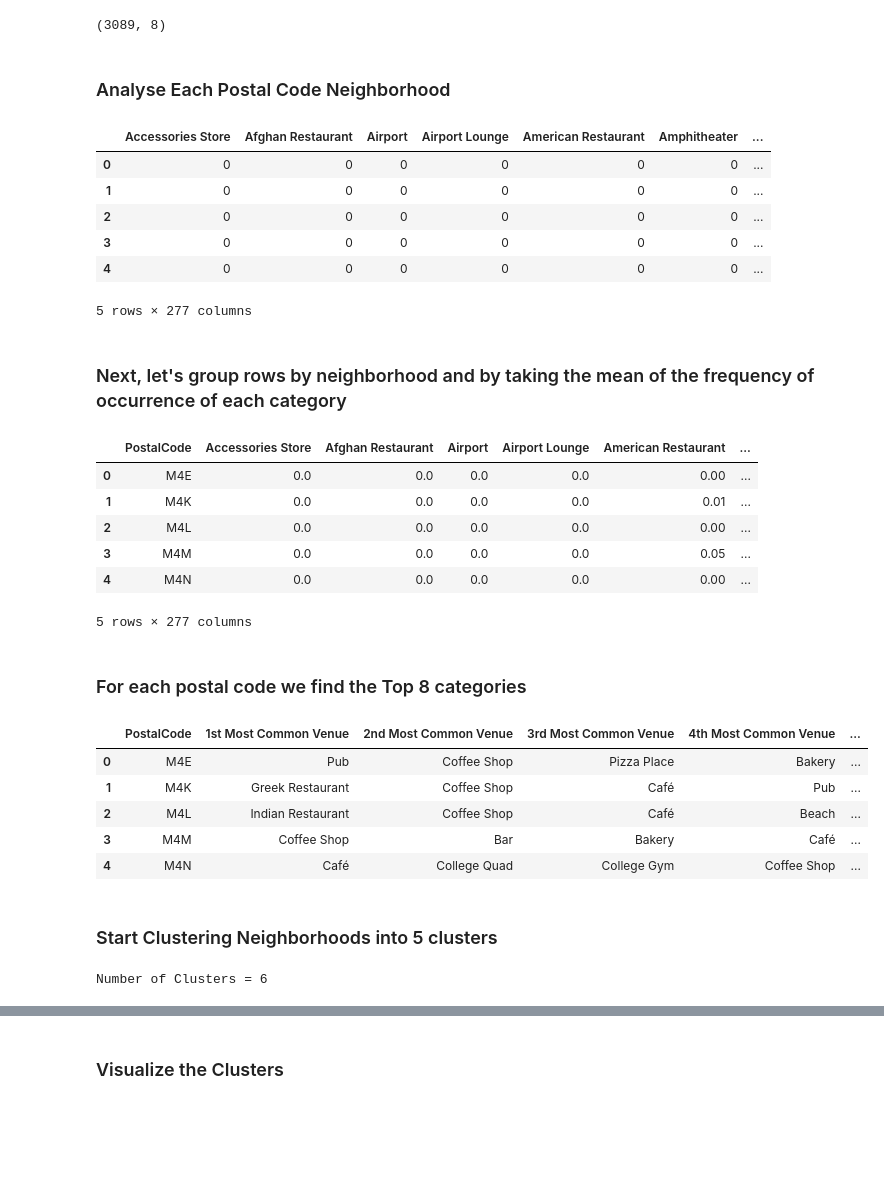
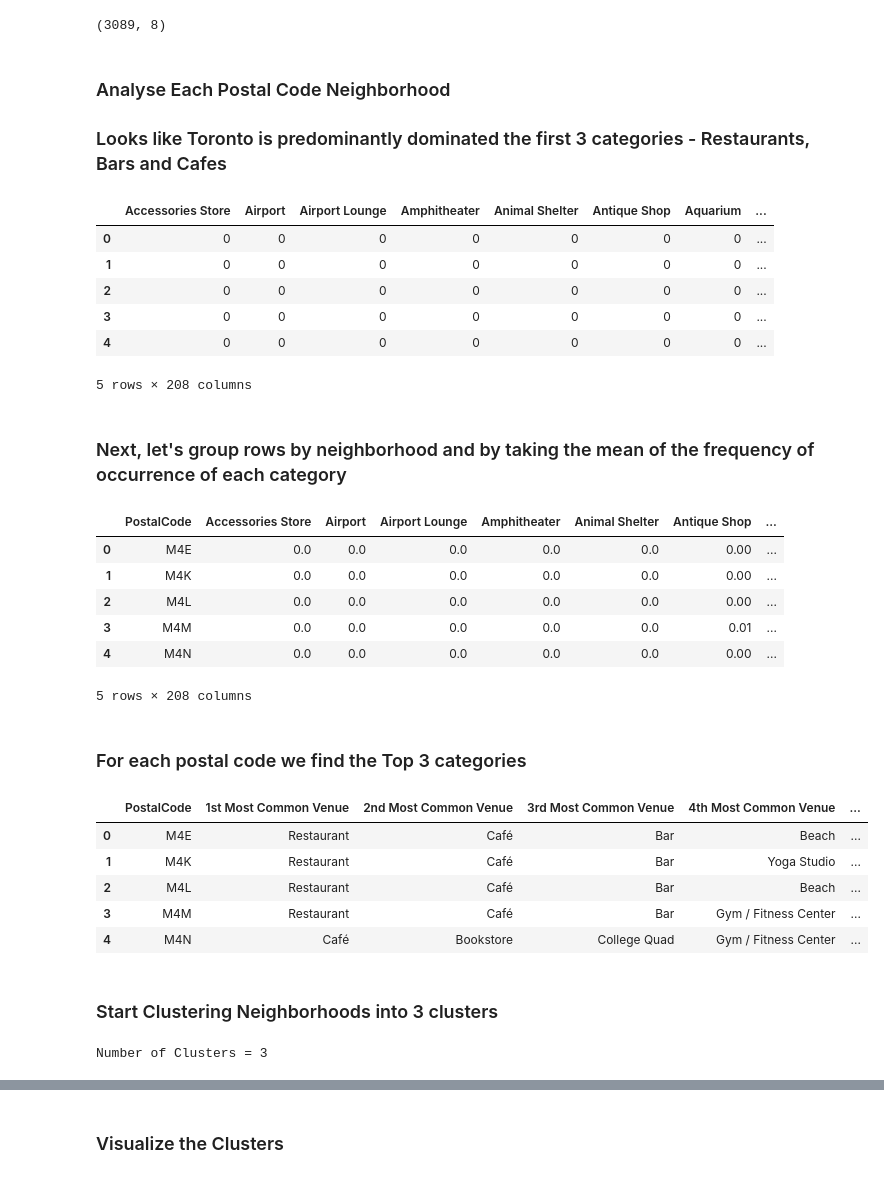
Before and after one commit to balas9977/Coursera_Capstone, a Jupyter notebook: Clustering Neighborhoods - Part 3.ipynb, the cells around one changed output, grey strips where cells are left out. Saved outputs shown, nothing was run; the diff lists cells and outputs as text; code cells hidden in the pictures; blank space fills up the shorter version.

```diff
--- a/Clustering Neighborhoods - Part 3.ipynb
+++ b/Clustering Neighborhoods - Part 3.ipynb
@@ -260,0 +282,4 @@ nearby_venues.head(3)
+# %%
+mask = nearby_venues['Venue Category'].str.contains('Restaurant')
+nearby_venues.loc[mask, 'Venue Category'] = 'Restaurant'
+nearby_venues['Venue Category'] = np.where(nearby_venues['Venue Category'].isin(['Diner', 'Burger Joint', 'Burrito Place', 'Steakhouse', 'Pizza Place']), 'Restaurant', nearby_venues['Venue Category'])
@@ -260,0 +288,2 @@ nearby_venues.head(3)
+# %%
+nearby_venues['Venue Category'] = np.where(nearby_venues['Venue Category'].isin(['Café', 'Sandwich Place', 'Tea Room', 'Coffee Shop', 'Bakery', 'Breakfast Spot', 'Ice Cream Shop']), 'Café', nearby_venues['Venue Category'])
@@ -260,0 +292,2 @@ nearby_venues.head(3)
+# %%
+nearby_venues['Venue Category'] = np.where(nearby_venues['Venue Category'].isin(['Pub', 'Gastropub', 'Bar', 'Beer Bar', 'Cocktail Bar', 'Brewery']), 'Bar', nearby_venues['Venue Category'])
@@ -264,77 +315,78 @@ nearby_venues.shape
 (3089, 8)
 # %% [markdown]
 ### Analyse Each Postal Code Neighborhood
+### Looks like Toronto is predominantly dominated the first 3 categories - Restaurants, Bars and Cafes
 # %%
 # one hot encoding
 toronto_onehot = pd.get_dummies(nearby_venues[['Venue Category']], prefix="", prefix_sep="")
 toronto_onehot['PostalCode'] = nearby_venues['PostalCode']
 toronto_onehot.head()
 # %% [output]
-|  | Accessories Store | Afghan Restaurant | Airport | Airport Lounge | American Restaurant | Amphitheater | ... |
-| 0 | 0 | 0 | 0 | 0 | 0 | 0 | ... |
-| 1 | 0 | 0 | 0 | 0 | 0 | 0 | ... |
-| 2 | 0 | 0 | 0 | 0 | 0 | 0 | ... |
-| 3 | 0 | 0 | 0 | 0 | 0 | 0 | ... |
-| 4 | 0 | 0 | 0 | 0 | 0 | 0 | ... |
+|  | Accessories Store | Airport | Airport Lounge | Amphitheater | Animal Shelter | Antique Shop | Aquarium | ... |
+| 0 | 0 | 0 | 0 | 0 | 0 | 0 | 0 | ... |
+| 1 | 0 | 0 | 0 | 0 | 0 | 0 | 0 | ... |
+| 2 | 0 | 0 | 0 | 0 | 0 | 0 | 0 | ... |
+| 3 | 0 | 0 | 0 | 0 | 0 | 0 | 0 | ... |
+| 4 | 0 | 0 | 0 | 0 | 0 | 0 | 0 | ... |
-5 rows × 277 columns
+5 rows × 208 columns
 # %% [markdown]
 ### Next, let's group rows by neighborhood and by taking the mean of the frequency of occurrence of each category
 # %%
 toronto_grouped = toronto_onehot.groupby('PostalCode').mean().reset_index()
 toronto_grouped.head()
 # %% [output]
-|  | PostalCode | Accessories Store | Afghan Restaurant | Airport | Airport Lounge | American Restaurant | ... |
-| 0 | M4E | 0.0 | 0.0 | 0.0 | 0.0 | 0.00 | ... |
-| 1 | M4K | 0.0 | 0.0 | 0.0 | 0.0 | 0.01 | ... |
-| 2 | M4L | 0.0 | 0.0 | 0.0 | 0.0 | 0.00 | ... |
-| 3 | M4M | 0.0 | 0.0 | 0.0 | 0.0 | 0.05 | ... |
-| 4 | M4N | 0.0 | 0.0 | 0.0 | 0.0 | 0.00 | ... |
+|  | PostalCode | Accessories Store | Airport | Airport Lounge | Amphitheater | Animal Shelter | Antique Shop | ... |
+| 0 | M4E | 0.0 | 0.0 | 0.0 | 0.0 | 0.0 | 0.00 | ... |
+| 1 | M4K | 0.0 | 0.0 | 0.0 | 0.0 | 0.0 | 0.00 | ... |
+| 2 | M4L | 0.0 | 0.0 | 0.0 | 0.0 | 0.0 | 0.00 | ... |
+| 3 | M4M | 0.0 | 0.0 | 0.0 | 0.0 | 0.0 | 0.01 | ... |
+| 4 | M4N | 0.0 | 0.0 | 0.0 | 0.0 | 0.0 | 0.00 | ... |
-5 rows × 277 columns
+5 rows × 208 columns
 # %% [markdown]
-### For each postal code we find the Top 8 categories
+### For each postal code we find the Top 3 categories
 # %%
 def return_most_common_venues(row, num_top_venues):
     row_categories = row.iloc[1:]
     row_categories_sorted = row_categories.sort_values(ascending=False)
     return row_categories_sorted.index.values[0:num_top_venues]
 # %%
-num_top_venues = 8
+num_top_venues = 5
 indicators = ['st', 'nd', 'rd']
 # create columns according to number of top venues
 columns = ['PostalCode']
 for ind in np.arange(num_top_venues):
     try:
         columns.append('{}{} Most Common Venue'.format(ind+1, indicators[ind]))
     except:
         columns.append('{}th Most Common Venue'.format(ind+1))
 
 # create a new dataframe
 neighborhoods_venues_sorted = pd.DataFrame(columns=columns)
 neighborhoods_venues_sorted['PostalCode'] = toronto_grouped['PostalCode']
 
 for ind in np.arange(toronto_grouped.shape[0]):
     neighborhoods_venues_sorted.iloc[ind, 1:] = return_most_common_venues(toronto_grouped.iloc[ind, :], num_top_venues)
 
 neighborhoods_venues_sorted.head()
 # %% [output]
 |  | PostalCode | 1st Most Common Venue | 2nd Most Common Venue | 3rd Most Common Venue | 4th Most Common Venue | ... |
-| 0 | M4E | Pub | Coffee Shop | Pizza Place | Bakery | ... |
-| 1 | M4K | Greek Restaurant | Coffee Shop | Café | Pub | ... |
-| 2 | M4L | Indian Restaurant | Coffee Shop | Café | Beach | ... |
-| 3 | M4M | Coffee Shop | Bar | Bakery | Café | ... |
-| 4 | M4N | Café | College Quad | College Gym | Coffee Shop | ... |
+| 0 | M4E | Restaurant | Café | Bar | Beach | ... |
+| 1 | M4K | Restaurant | Café | Bar | Yoga Studio | ... |
+| 2 | M4L | Restaurant | Café | Bar | Beach | ... |
+| 3 | M4M | Restaurant | Café | Bar | Gym / Fitness Center | ... |
+| 4 | M4N | Café | Bookstore | College Quad | Gym / Fitness Center | ... |
 # %% [markdown]
-### Start Clustering Neighborhoods into 5 clusters
+### Start Clustering Neighborhoods into 3 clusters
 # %%
 from sklearn.cluster import KMeans
 import matplotlib.cm as cm
 import matplotlib.colors as colors
 from sklearn import metrics
 # %%
-kclusters = 6
+kclusters = 3
 print("Number of Clusters = %s"%kclusters)
 # %% [output]
-Number of Clusters = 6
+Number of Clusters = 3
 # %%
 toronto_clusters = toronto_grouped.drop('PostalCode', 1)
 
```
Also changed, not shown: parts of 20 cells of this notebook.
